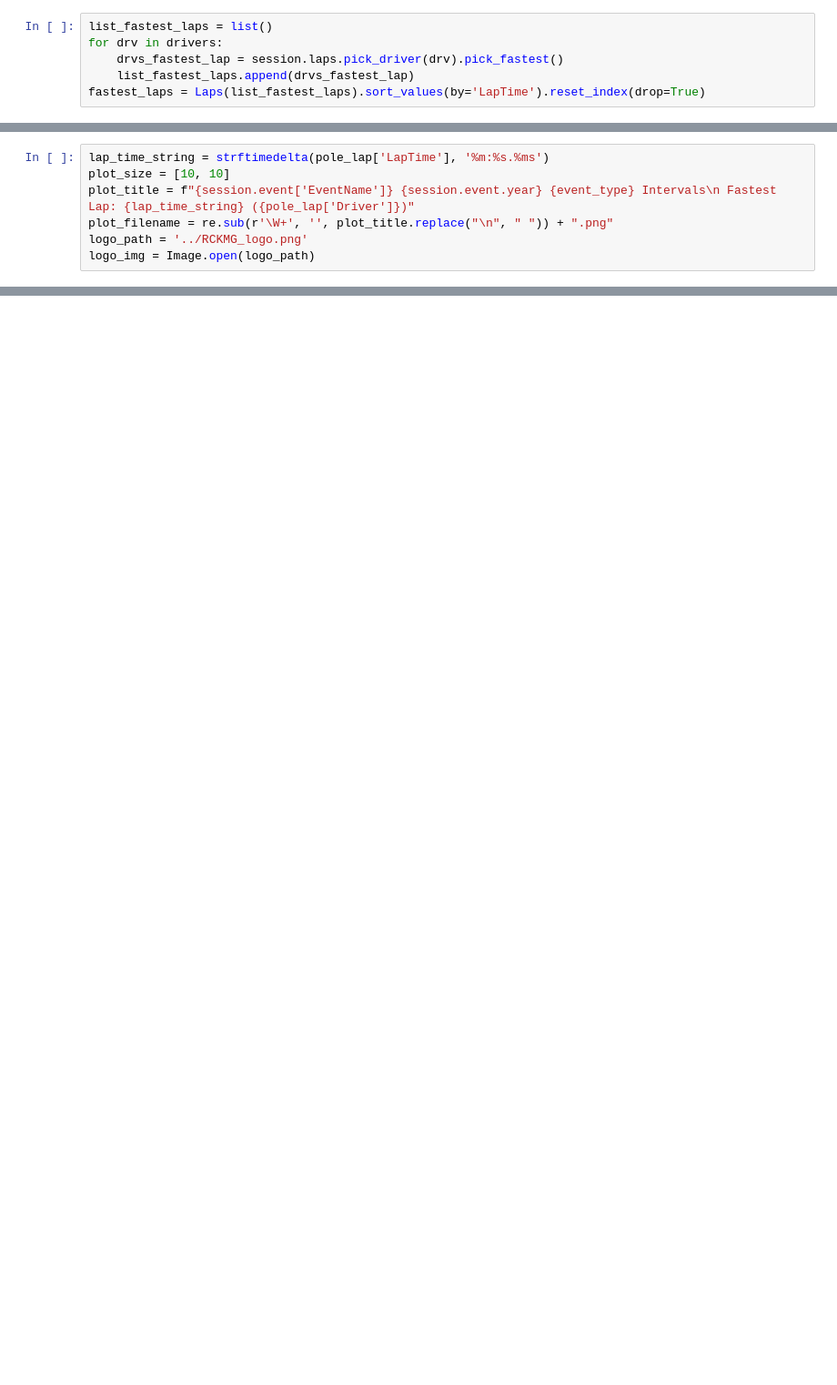
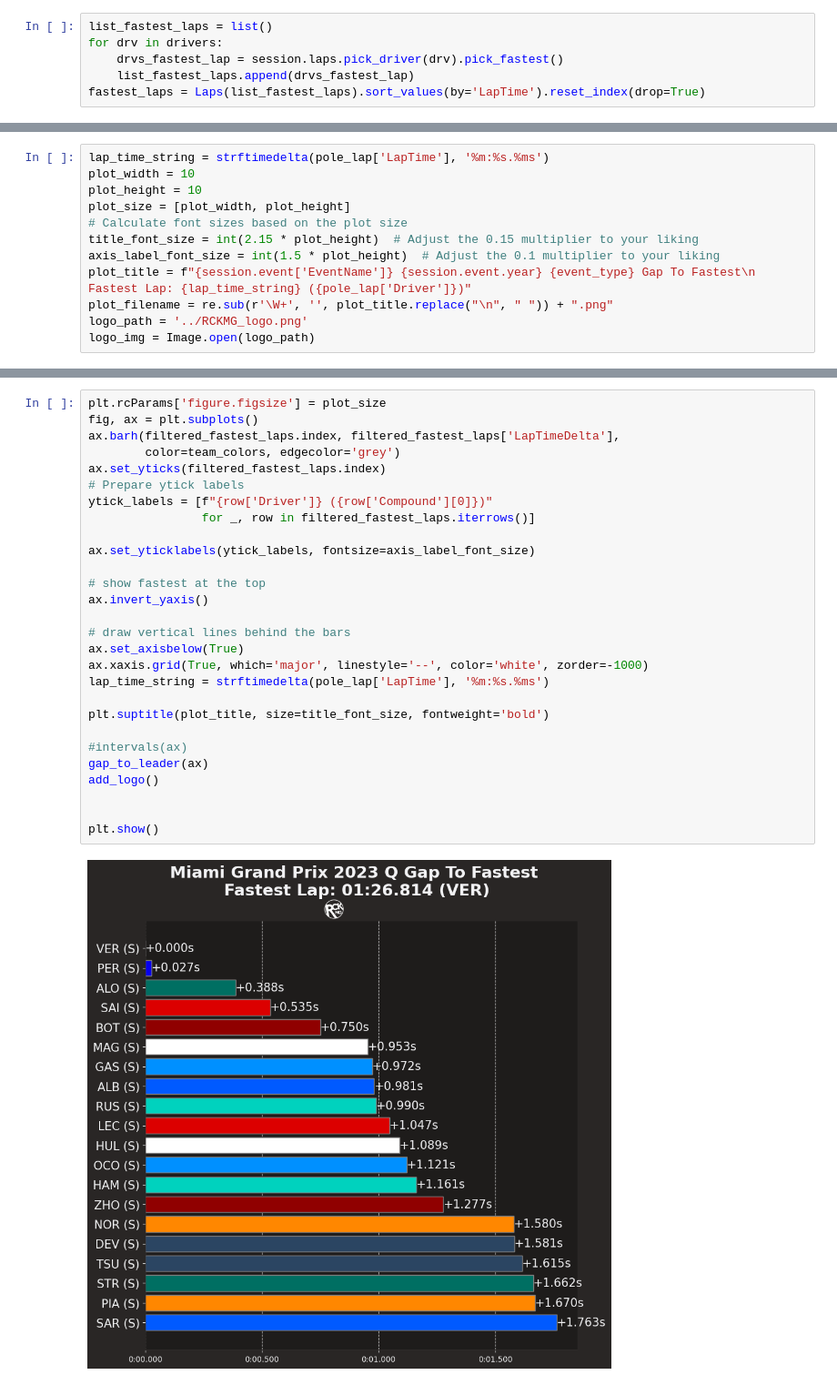
Before and after one commit to RickyRAV/F1DataVisualization, a Jupyter notebook: Default/QualifyingGap.ipynb, the cells around one changed output, grey strips where cells are left out. Shown at 91% size. Drawn from its saved outputs; the diff is of its cells as text; blank space fills up the shorter version.

```diff
--- a/Default/QualifyingGap.ipynb
+++ b/Default/QualifyingGap.ipynb
@@ -94,7 +80,12 @@ modified_fastest_laps['IntervalString'] = modified_fastest_laps['Interval'].appl
 # %%
 lap_time_string = strftimedelta(pole_lap['LapTime'], '%m:%s.%ms')
-plot_size = [10, 10]
-plot_title = f"{session.event['EventName']} {session.event.year} {event_type} Intervals\n Fastest Lap: {lap_time_string} ({pole_lap['Driver']})"
+plot_width = 10
+plot_height = 10
+plot_size = [plot_width, plot_height]
+# Calculate font sizes based on the plot size
+title_font_size = int(2.15 * plot_height)  # Adjust the 0.15 multiplier to your liking
+axis_label_font_size = int(1.5 * plot_height)  # Adjust the 0.1 multiplier to your liking
+plot_title = f"{session.event['EventName']} {session.event.year} {event_type} Gap To Fastest\n Fastest Lap: {lap_time_string} ({pole_lap['Driver']})"
 plot_filename = re.sub(r'\W+', '', plot_title.replace("\n", " ")) + ".png"
 logo_path = '../RCKMG_logo.png'
 logo_img = Image.open(logo_path)
@@ -153,0 +132,30 @@ plt.show()
+# %%
+plt.rcParams['figure.figsize'] = plot_size
+fig, ax = plt.subplots()
+ax.barh(filtered_fastest_laps.index, filtered_fastest_laps['LapTimeDelta'],
+        color=team_colors, edgecolor='grey')
+ax.set_yticks(filtered_fastest_laps.index)
+# Prepare ytick labels
+ytick_labels = [f"{row['Driver']} ({row['Compound'][0]})"
+                for _, row in filtered_fastest_laps.iterrows()]
+
+ax.set_yticklabels(ytick_labels, fontsize=axis_label_font_size)
+
+# show fastest at the top
+ax.invert_yaxis()
+
+# draw vertical lines behind the bars
+ax.set_axisbelow(True)
+ax.xaxis.grid(True, which='major', linestyle='--', color='white', zorder=-1000)
+lap_time_string = strftimedelta(pole_lap['LapTime'], '%m:%s.%ms')
+
+plt.suptitle(plot_title, size=title_font_size, fontweight='bold')
+
+#intervals(ax)
+gap_to_leader(ax)
+add_logo()
+
+
+plt.show()
+# %% [output]
+[figure, added]
```
Also changed, not shown: parts of 5 cells of this notebook, 34 other files.
